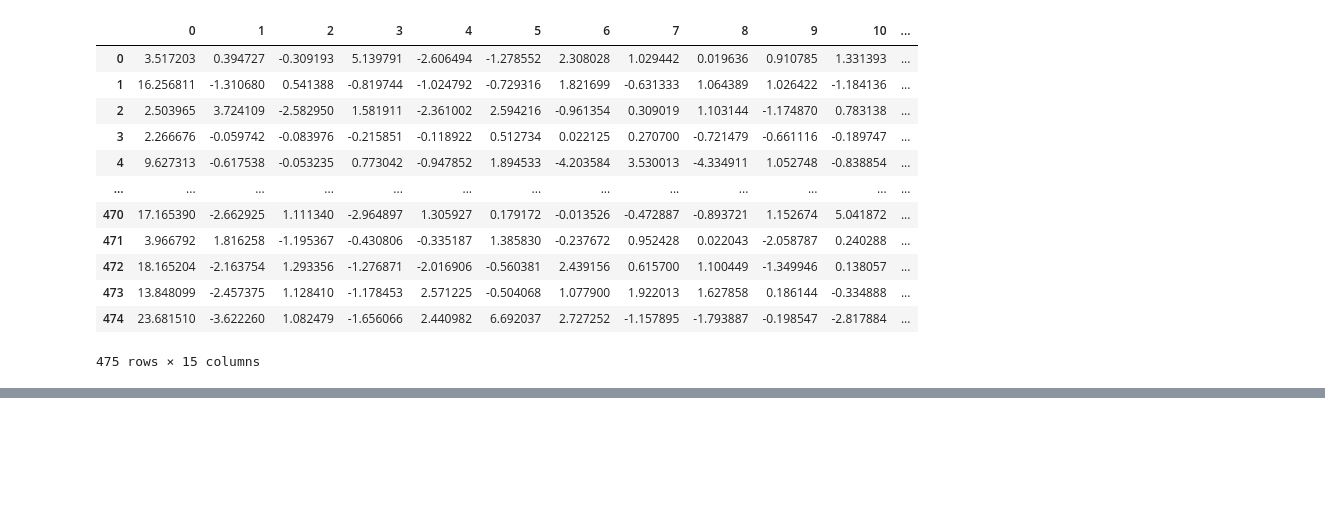
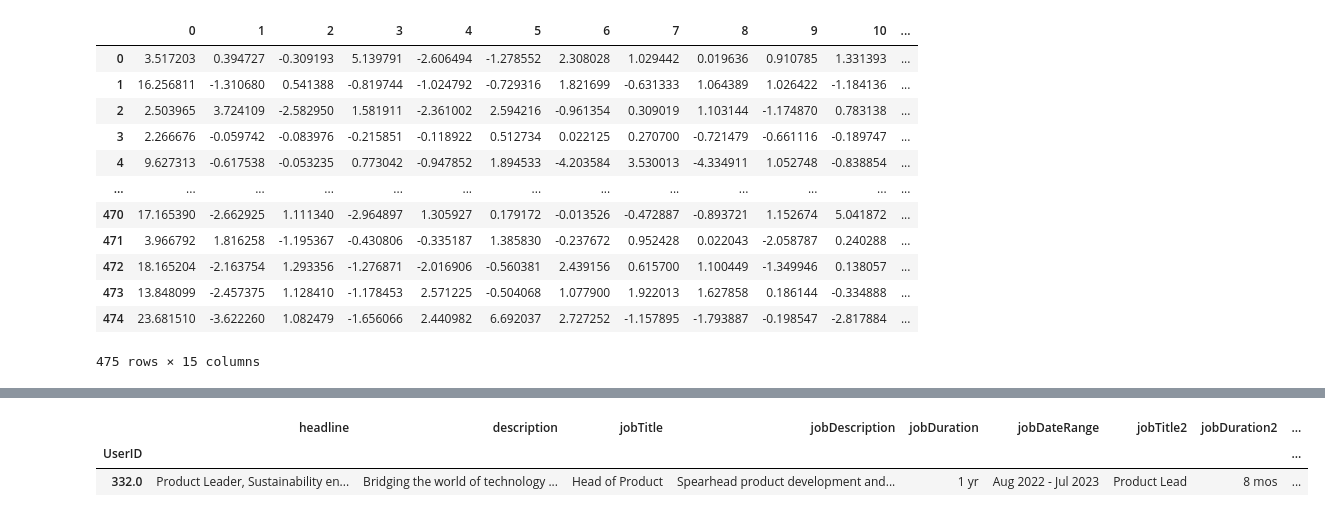
Before and after one commit to Shubhi-Varshney/data_bpm, a Jupyter notebook: notebooks/yulia_metadata_processing.ipynb, the cells around one changed output, grey strips where cells are left out. Cells and saved outputs as stored; diff of their text form; code cells hidden in the pictures; blank space fills up the shorter version.

```diff
--- a/notebooks/yulia_metadata_processing.ipynb
+++ b/notebooks/yulia_metadata_processing.ipynb
@@ -294,3 +294,5 @@ pd.DataFrame(latent_df)
 | 473 | 13.848099 | -2.457375 | 1.128410 | -1.178453 | 2.571225 | -0.504068 | 1.077900 | 1.922013 | 1.627858 | 0.186144 | -0.334888 | ... |
 | 474 | 23.681510 | -3.622260 | 1.082479 | -1.656066 | 2.440982 | 6.692037 | 2.727252 | -1.157895 | -1.793887 | -0.198547 | -2.817884 | ... |
 475 rows × 15 columns
+# %%
+COLUMN_NAMES_RAW = [ 'headline','description', 'jobTitle' ,'jobDescription','jobDuration', 'jobDateRange', 'jobTitle2', 'jobDuration2', 'schoolDateRange', 'skill1', 'skill2', 'skill3']
@@ -296,0 +316,8 @@ pd.DataFrame(latent_df)
+# %%
+predict = data[COLUMN_NAMES_RAW].sample(1)
+# %%
+predict
+# %% [output]
+|  | headline | description | jobTitle | jobDescription | jobDuration | jobDateRange | jobTitle2 | jobDuration2 | ... |
+| UserID |  |  |  |  |  |  |  |  | ... |
+| 332.0 | Product Leader, Sustainability en... | Bridging the world of technology ... | Head of Product | Spearhead product development and... | 1 yr | Aug 2022 - Jul 2023 | Product Lead | 8 mos | ... |
```
Also changed, not shown: parts of 2 cells of this notebook, 9 other files.
